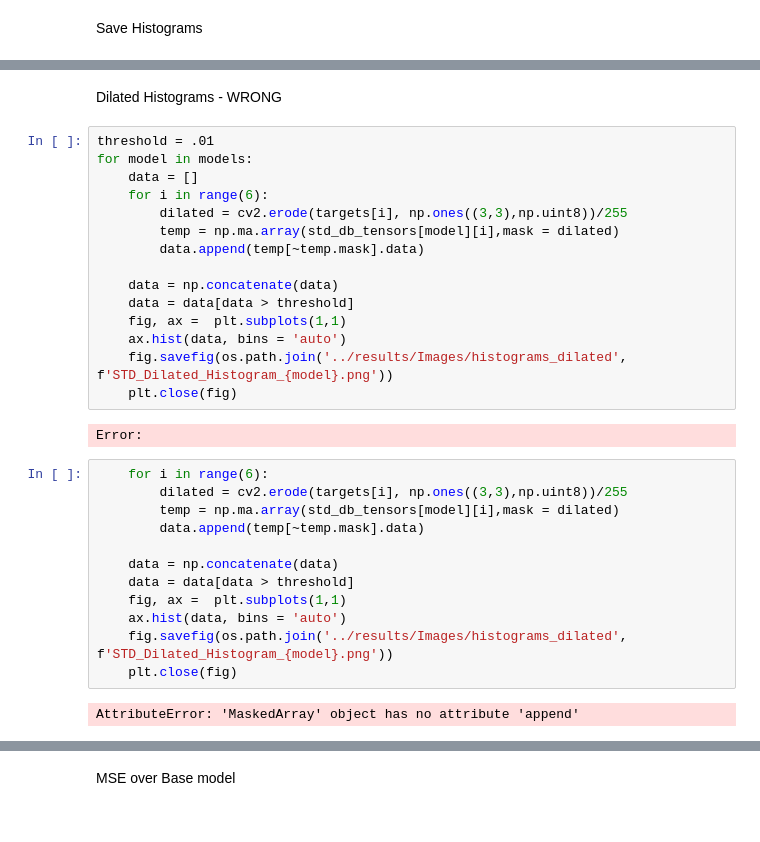
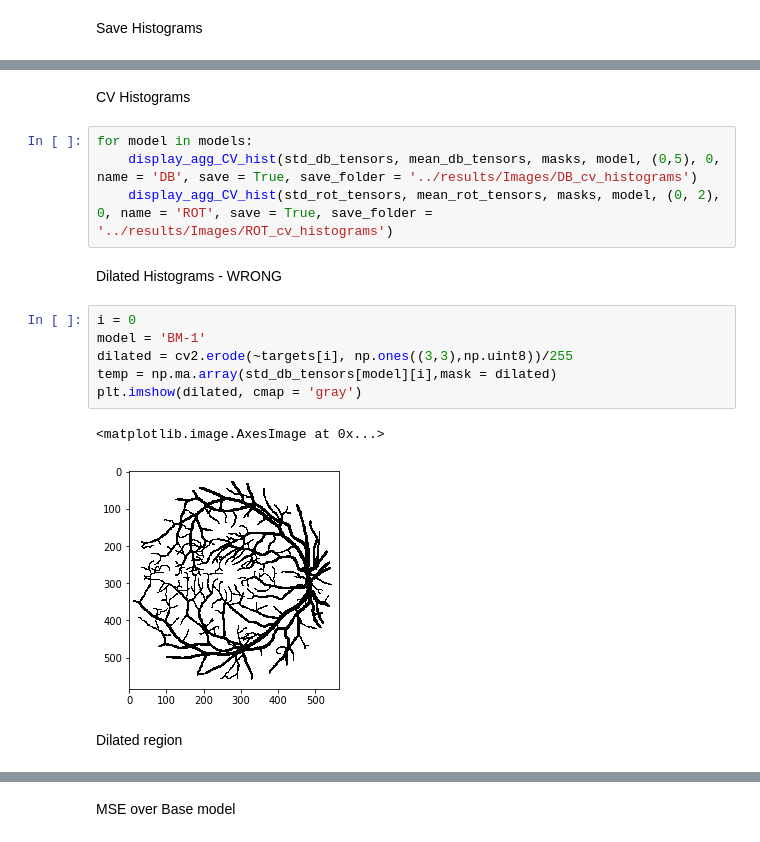
Before and after one commit to JohnDLee/Unet-Research, a Jupyter notebook: Unet_research/unet_code/Evaluate_Tensors.ipynb, the cells around one changed output, grey strips where cells are left out. Cells and saved outputs as stored; diff of their text form.

Commit message:
Updates to fix errors and account for size changes

```diff
--- a/Unet_research/unet_code/Evaluate_Tensors.ipynb
+++ b/Unet_research/unet_code/Evaluate_Tensors.ipynb
@@ -517,33 +548,19 @@ fig.show()
+# %% [markdown]
+CV Histograms
+# %%
+for model in models:
+    display_agg_CV_hist(std_db_tensors, mean_db_tensors, masks, model, (0,5), 0, name = 'DB', save = True, save_folder = '../results/Images/DB_cv_histograms')
+    display_agg_CV_hist(std_rot_tensors, mean_rot_tensors, masks, model, (0, 2), 0, name = 'ROT', save = True, save_folder = '../results/Images/ROT_cv_histograms')
 # %% [markdown]
 Dilated Histograms - WRONG
-# %%
-threshold = .01
-for model in models:
-    data = []
-    for i in range(6):
-        dilated = cv2.erode(targets[i], np.ones((3,3),np.uint8))/255
-        temp = np.ma.array(std_db_tensors[model][i],mask = dilated)
-        data.append(temp[~temp.mask].data)
-
-    data = np.concatenate(data)
-    data = data[data > threshold]
-    fig, ax =  plt.subplots(1,1)
-    ax.hist(data, bins = 'auto')
-    fig.savefig(os.path.join('../results/Images/histograms_dilated', f'STD_Dilated_Histogram_{model}.png'))
-    plt.close(fig)
-# %% [output]
-Error:
-# %%
-    for i in range(6):
-        dilated = cv2.erode(targets[i], np.ones((3,3),np.uint8))/255
-        temp = np.ma.array(std_db_tensors[model][i],mask = dilated)
-        data.append(temp[~temp.mask].data)
-
-    data = np.concatenate(data)
-    data = data[data > threshold]
-    fig, ax =  plt.subplots(1,1)
-    ax.hist(data, bins = 'auto')
-    fig.savefig(os.path.join('../results/Images/histograms_dilated', f'STD_Dilated_Histogram_{model}.png'))
-    plt.close(fig)
-# %% [output]
-AttributeError: 'MaskedArray' object has no attribute 'append'
+# %%
+i = 0
+model = 'BM-1'
+dilated = cv2.erode(~targets[i], np.ones((3,3),np.uint8))/255
+temp = np.ma.array(std_db_tensors[model][i],mask = dilated)
+plt.imshow(dilated, cmap = 'gray')
+# %% [output]
+<matplotlib.image.AxesImage at 0x...>
+[figure, added]
+# %% [markdown]
+Dilated region
```
Also changed, not shown: parts of 26 cells of this notebook, 16 other files.
